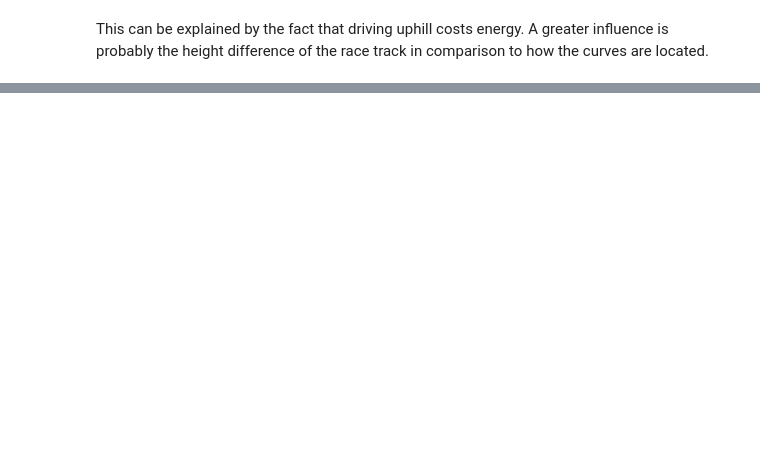
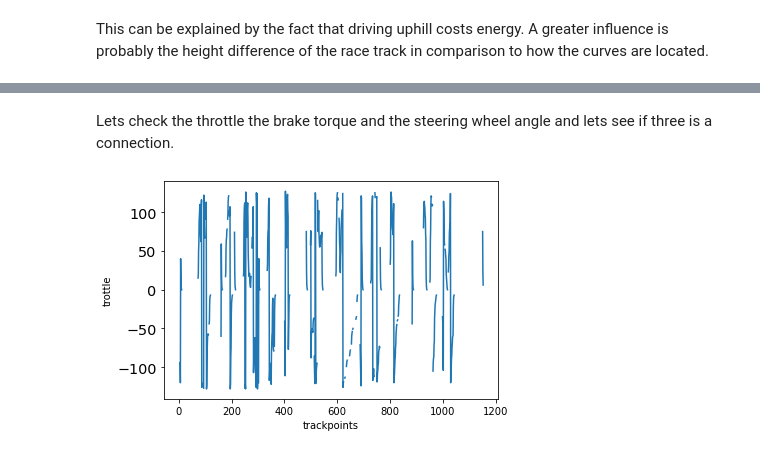
Before and after one commit to Johannes0Horn/Race-Data-Analysis, a Jupyter notebook: Race Data Analysis.ipynb, the cells around one changed output, grey strips where cells are left out. Saved outputs shown, nothing was run; the diff lists cells and outputs as text; code cells hidden in the pictures; blank space fills up the shorter version.

```diff
--- a/Race Data Analysis.ipynb
+++ b/Race Data Analysis.ipynb
@@ -373,0 +391,9 @@ This can be explained by the fact that driving uphill costs energy. A greater in
+# %%
+circuit_seperation_df= df[['circuitname','racenumber','lapCounter','ts','lat','lon','swa','btd','app','userProfileName']]
+circuit_seperation_df = circuit_seperation_df[(circuit_seperation_df.circuitname == 'Circuito del Jarama')]
+circuit_seperation_df = circuit_seperation_df[(circuit_seperation_df.racenumber == 1)]
+circuit_seperation_df = circuit_seperation_df[(circuit_seperation_df.lapCounter ==1)]
+circuit_seperation_df[['racenumber','lapCounter','ts','lat','lon','swa','btd','app']] =\
+circuit_seperation_df[['racenumber','lapCounter','ts','lat','lon','swa','btd','app']].apply(pd.to_numeric, errors='coerce')
+circuit_seperation_df = circuit_seperation_df.reset_index()
+circuit_seperation_df.dtypes
@@ -373,0 +429,11 @@ This can be explained by the fact that driving uphill costs energy. A greater in
+# %% [markdown]
+Lets check the throttle the brake torque and the steering wheel angle and lets see if three is a connection.
+# %%
+#overview app(=throttle) data
+plt.clf()
+plt.plot(circuit_seperation_df.index, circuit_seperation_df['app'])
+plt.xlabel('trackpoints')
+plt.ylabel('trottle')
+plt.show()
+# %% [output]
+[figure, added]
```
Also changed, not shown: parts of 18 cells of this notebook.
